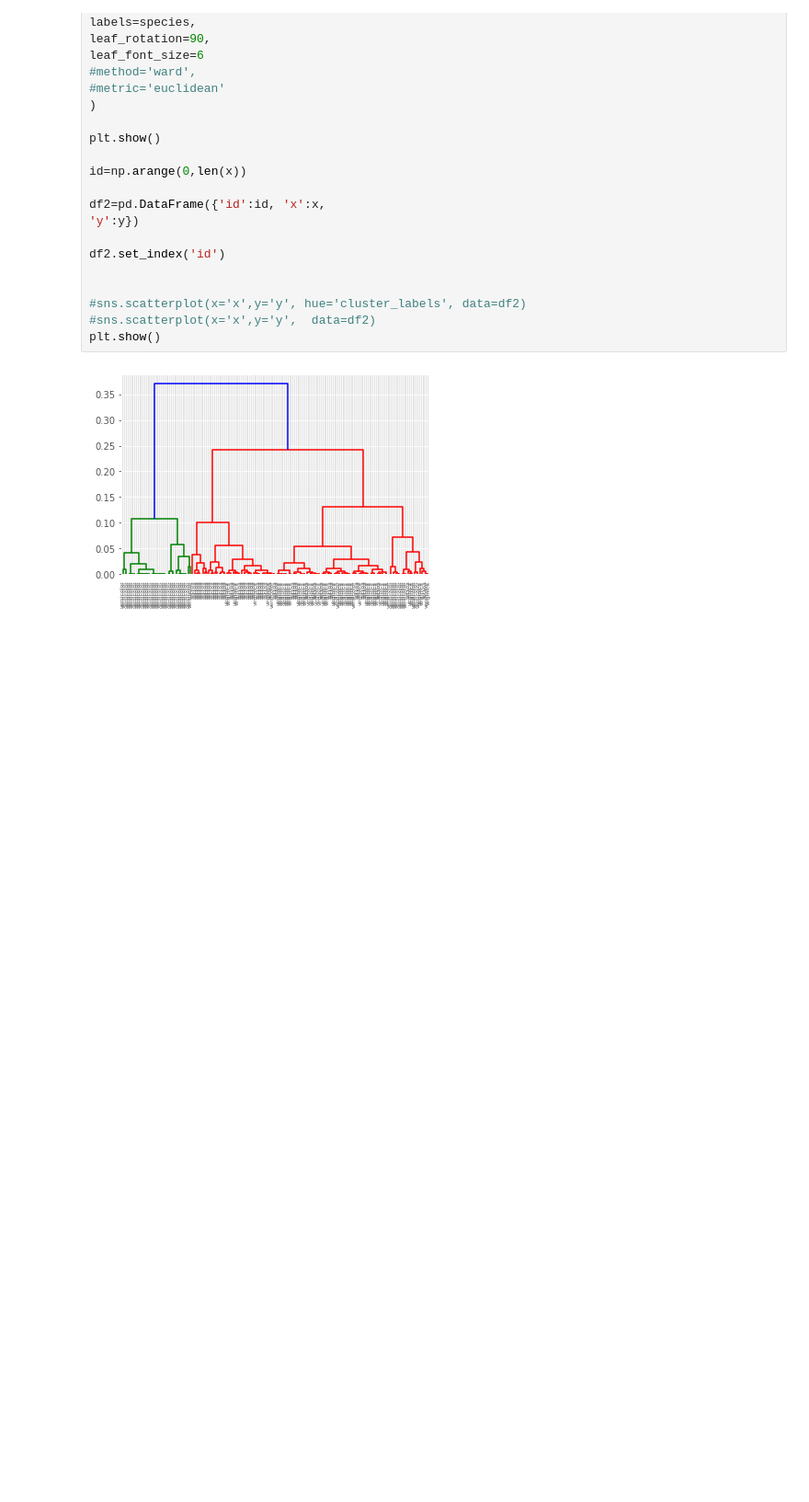
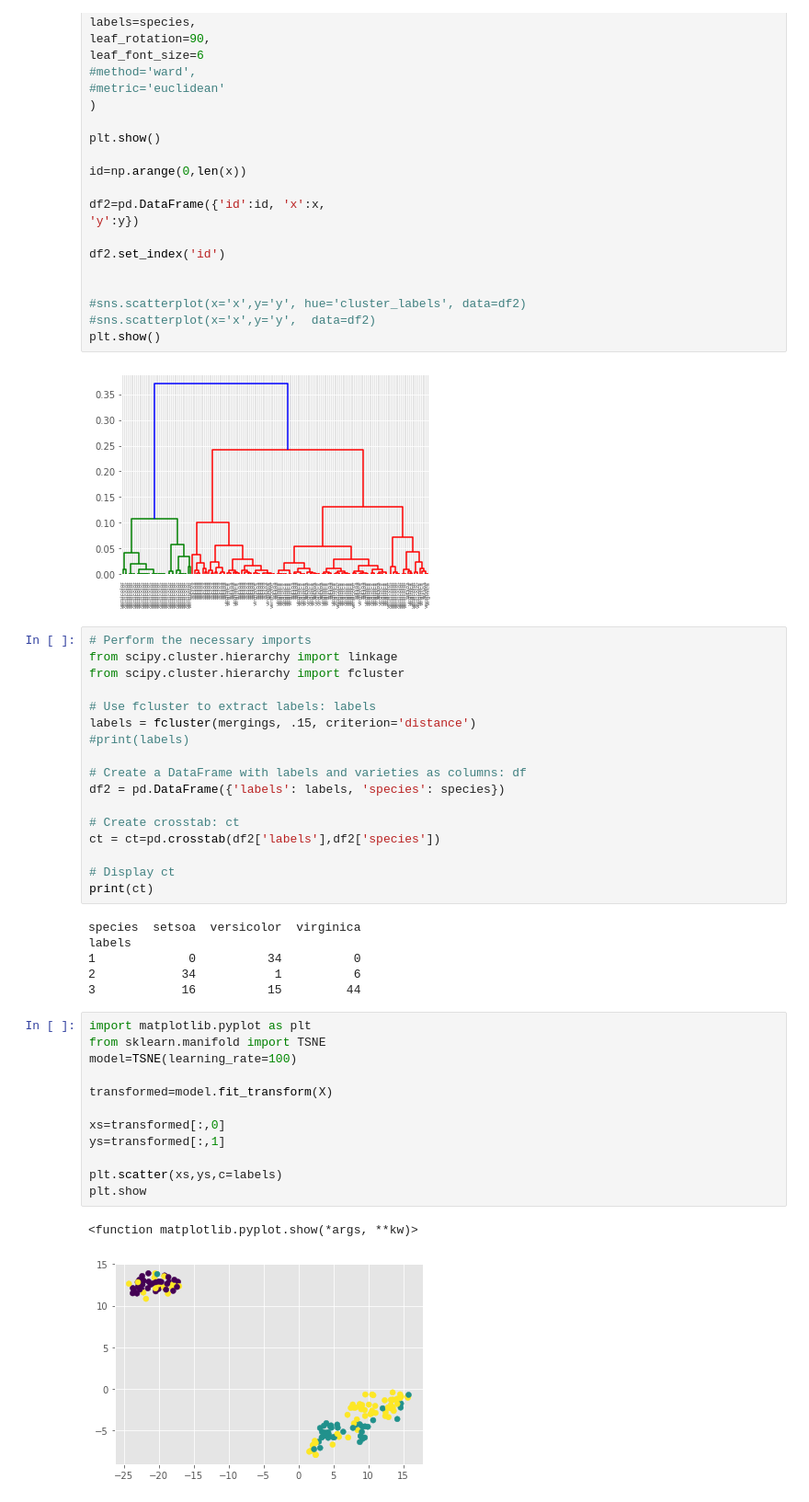
Before and after one commit to skaiphd/python-deep-learning, a Jupyter notebook: iris-classifier k-means clustering.ipynb, the cells around one changed output. Shown at 92% size. Saved outputs shown, nothing was run; the diff lists cells and outputs as text; blank space fills up the shorter version.

```diff
--- a/iris-classifier k-means clustering.ipynb
+++ b/iris-classifier k-means clustering.ipynb
@@ -245,3 +246,41 @@ df2.set_index('id')
 plt.show()
 # %% [output]
 [figure]
+# %%
+# Perform the necessary imports
+from scipy.cluster.hierarchy import linkage
+from scipy.cluster.hierarchy import fcluster
+
+# Use fcluster to extract labels: labels
+labels = fcluster(mergings, .15, criterion='distance')
+#print(labels)
+
+# Create a DataFrame with labels and varieties as columns: df
+df2 = pd.DataFrame({'labels': labels, 'species': species})
+
+# Create crosstab: ct
+ct = ct=pd.crosstab(df2['labels'],df2['species'])
+
+# Display ct
+print(ct)
+# %% [output]
+species  setsoa  versicolor  virginica
+labels
+1             0          34          0
+2            34           1          6
+3            16          15         44
+# %%
+import matplotlib.pyplot as plt
+from sklearn.manifold import TSNE
+model=TSNE(learning_rate=100)
+
+transformed=model.fit_transform(X)
+
+xs=transformed[:,0]
+ys=transformed[:,1]
+
+plt.scatter(xs,ys,c=labels)
+plt.show
+# %% [output]
+<function matplotlib.pyplot.show(*args, **kw)>
+[figure, added]
```
Also changed, not shown: parts of 7 cells of this notebook, 1 other file.
